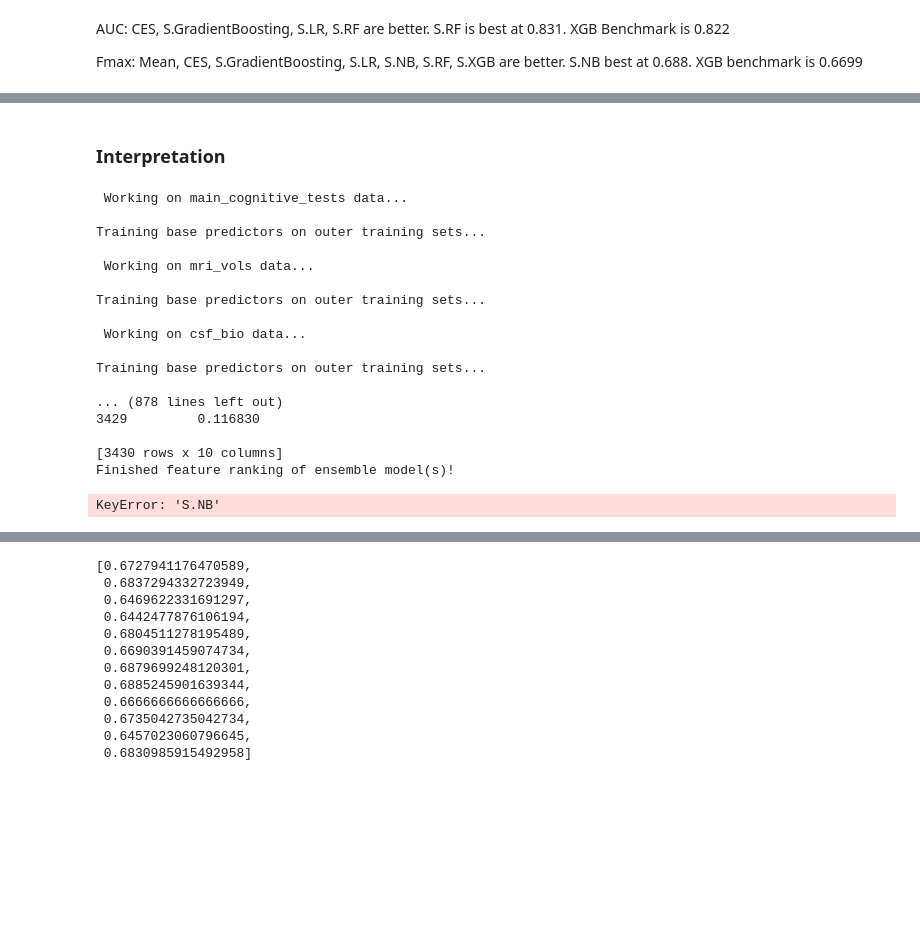
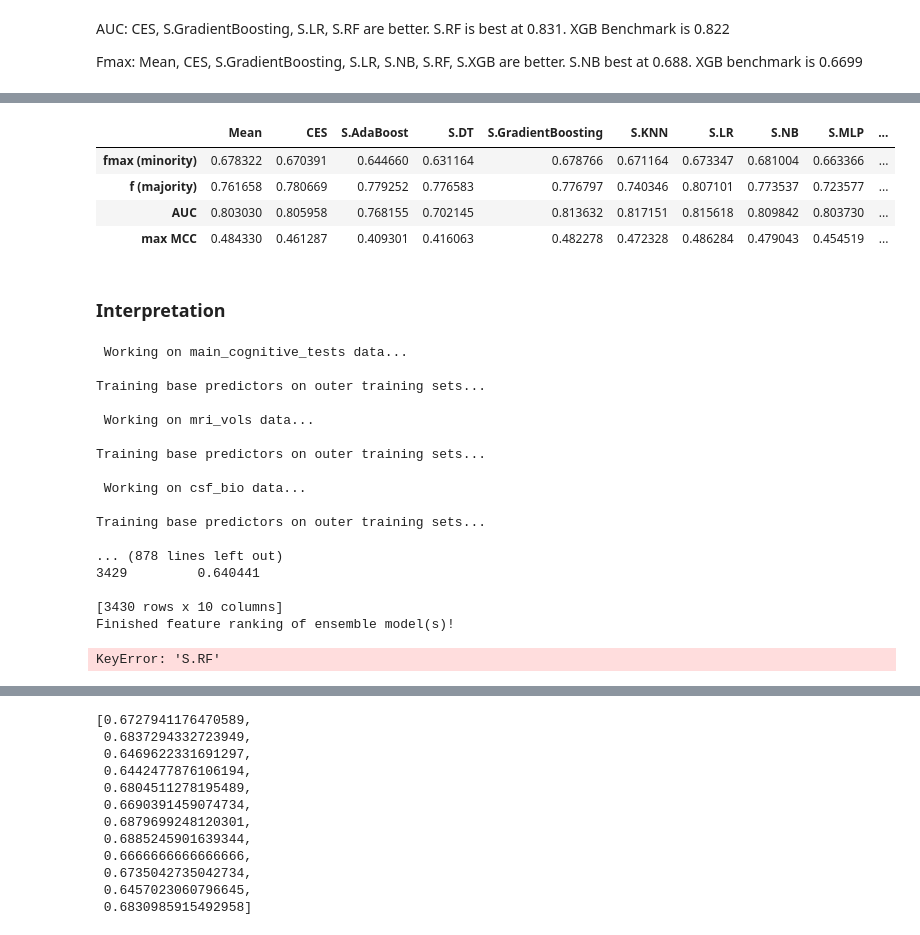
Before and after one commit to GauravPandeyLab/TADPOLE_EI, a Jupyter notebook: main_processing_notebook.ipynb, the cells around one changed output, grey strips where cells are left out. Drawn from its saved outputs; the diff is of its cells as text; code cells hidden in the pictures; blank space fills up the shorter version.

```diff
--- a/main_processing_notebook.ipynb
+++ b/main_processing_notebook.ipynb
@@ -244,13 +304,16 @@ for mode in tadpole_data['cn_bl_to_mci']['full']:
 # XGB
 problem = 'mci_bl'
 data_split = 'train'
-x = np.array(concatenated[data_split])
-y = np.array(tadpole_labels[problem][data_split].map({'MCI': 0.0, 'DEM': 1.0}))
-EI_model_train_and_save(f'XGB_{problem}_{data_split}', single_mode=True, meta_training=False,
-                        base_predictors={"XGB": XGBClassifier(n_estimators=100)},
-                        mode_dict = x,
-                        y = y.astype(int), train = True, random_state=41,
-                        model_building=True)
+est = 100
+for sampling_strategy in ['undersampling']:
+    x = np.array(concatenated[data_split])
+    y = np.array(tadpole_labels[problem][data_split].map({'MCI': 0.0, 'DEM': 1.0}))
+    EI_model_train_and_save(f'XGB_{problem}_{data_split}_{est}_est_undersampling', single_mode=True, meta_training=False,
+                            base_predictors={"XGB": XGBClassifier(n_estimators=est)},
+                            mode_dict = x,
+                            y = y.astype(int), train = True, random_state=41,
+                            model_building=True, sampling_strategy=sampling_strategy,
+                            n_samples=10)
 # %% [output]
 ##################################################################################################
 ######################################## unimode modality ########################################
@@ -273,0 +336,15 @@ Saved to EI.XGB_mci_bl_train
+# %%
+from sklearn.metrics import precision_recall_curve, auc
+model = EnsembleIntegration.load(f'output/models/EI.mci_bl_xgb_100_est_undersampling')
+
+def AUPRC_EI(model):
+    auprc_dict = {}
+    y_true = model.meta_predictions['labels']
+    for predictor in model.meta_predictions:
+        if predictor != 'labels':
+            y_pred = model.meta_predictions[predictor]
+            precision, recall, _ = precision_recall_curve(y_true, y_pred)
+            auprc = auc(recall, precision)
+            auprc_dict[predictor] = auprc
+    auprc_df = pd.DataFrame(auprc_dict, index=['AUPRC']).T
+    return auprc_df
@@ -427,3 +613,11 @@ for est in ['1', '100']:
+# %%
+EI_model.meta_summary['metrics']
+# %% [output]
+|  | Mean | CES | S.AdaBoost | S.DT | S.GradientBoosting | S.KNN | S.LR | S.NB | S.MLP | ... |
+| fmax (minority) | 0.678322 | 0.670391 | 0.644660 | 0.631164 | 0.678766 | 0.671164 | 0.673347 | 0.681004 | 0.663366 | ... |
+| f (majority) | 0.761658 | 0.780669 | 0.779252 | 0.776583 | 0.776797 | 0.740346 | 0.807101 | 0.773537 | 0.723577 | ... |
+| AUC | 0.803030 | 0.805958 | 0.768155 | 0.702145 | 0.813632 | 0.817151 | 0.815618 | 0.809842 | 0.803730 | ... |
+| max MCC | 0.484330 | 0.461287 | 0.409301 | 0.416063 | 0.482278 | 0.472328 | 0.486284 | 0.479043 | 0.454519 | ... |
 # %% [markdown]
 ### Interpretation
 # %%
@@ -448,7 +649,7 @@ if 'CES' in meta_models:
 # %%
 problem = 'mci_bl'
 data_split = 'train'
-x = tadpole_data[problem][data_split]
+x = interp_data
 y = np.array(tadpole_labels[problem][data_split].map({'MCI': 0.0, 'DEM': 1.0})).astype(int)
 
 EI_int = EI_interpreter(EI_object=EI_object,
@@ -459,9 +660,9 @@ EI_int = EI_interpreter(EI_object=EI_object,
                         metric=f_minority_score)
 
 EI_int.rank_product_score()
-# best_EI_model = EnsembleIntegration().load(f"output/models/EI.{project_name}").meta_summary['metrics'].T.sort_values(by='fmax (minority)', ascending=False)['fmax (minority)'].keys()[0]
-# final_int = EI_int.ensemble_feature_ranking[f"S.{best_EI_model}"]
-# final_int.to_csv(f'INT_{project_name}.csv')
+best_EI_model = EnsembleIntegration().load(f"output/models/EI.{project_name}").meta_summary['metrics'].T.sort_values(by='fmax (minority)', ascending=False)['fmax (minority)'].keys()[0]
+final_int = EI_int.ensemble_feature_ranking[f"{best_EI_model}"]
+final_int.to_csv(f'INT_{project_name}.csv')
 # %% [output]
  Working on main_cognitive_tests data...
 
@@ -476,11 +677,11 @@ Training base predictors on outer training sets...
 Training base predictors on outer training sets...
 
 ... (878 lines left out)
-3429         0.116830
+3429         0.640441
 
 [3430 rows x 10 columns]
 Finished feature ranking of ensemble model(s)!
-KeyError: 'S.NB'
+KeyError: 'S.RF'
 # %%
 data_file_path = 'data/processed/tadpole_data_train_test.pickle'
 with open(data_file_path, 'rb') as file:
```
Also changed, not shown: parts of 16 cells of this notebook, 3 other files.
